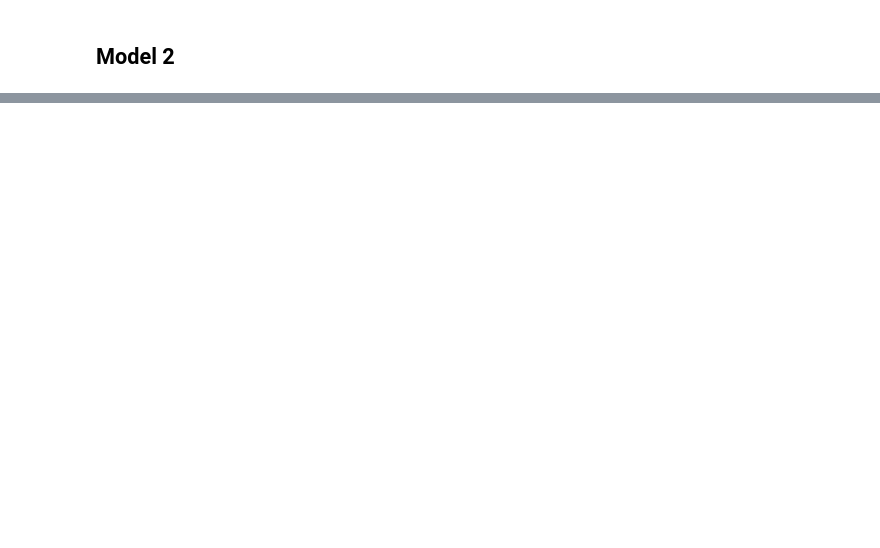
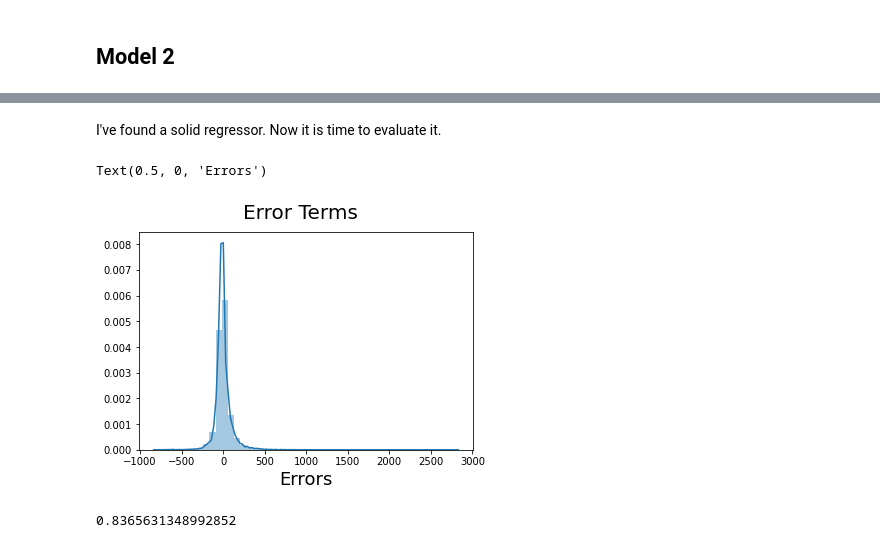
Before and after one commit to lognorman20/stockx_competiton, a Jupyter notebook: model_1.ipynb, the cells around one changed output, grey strips where cells are left out. Cells and saved outputs as stored; diff of their text form; code cells hidden in the pictures; blank space fills up the shorter version.

```diff
--- a/model_1.ipynb
+++ b/model_1.ipynb
@@ -258,0 +321,2 @@ NameError: name 'results' is not defined
+# %%
+X_train_new = build_model(X_train_new,y_train)
@@ -258,0 +349,4 @@ NameError: name 'results' is not defined
+# %%
+X_train_new = X_train_new.drop(['Brand_Off-White', 'Brand_ Yeezy'], axis=1)
+# %%
+best_X_train = build_model(X_train_new,y_train)
@@ -258,0 +522,14 @@ NameError: name 'results' is not defined
+# %% [markdown]
+I've found a solid regressor. Now it is time to evaluate it.
+# %%
+lm = sm.OLS(y_train, best_X_train).fit()
+y_train_price = lm.predict(best_X_train)
+# %%
+# Plot the histogram of the error terms
+fig = plt.figure()
+sns.distplot((y_train - y_train_price), bins = 50)
+fig.suptitle('Error Terms', fontsize = 20)                  # Plot heading
+plt.xlabel('Errors', fontsize = 18)
+# %% [output]
+Text(0.5, 0, 'Errors')
+[figure, added]
@@ -258,0 +551,6 @@ NameError: name 'results' is not defined
+# %%
+# Scoring the model
+from sklearn.metrics import r2_score
+r2_score(y_test, y_pred)
+# %% [output]
+0.8365631348992852
```
Also changed, not shown: parts of 35 cells of this notebook.
